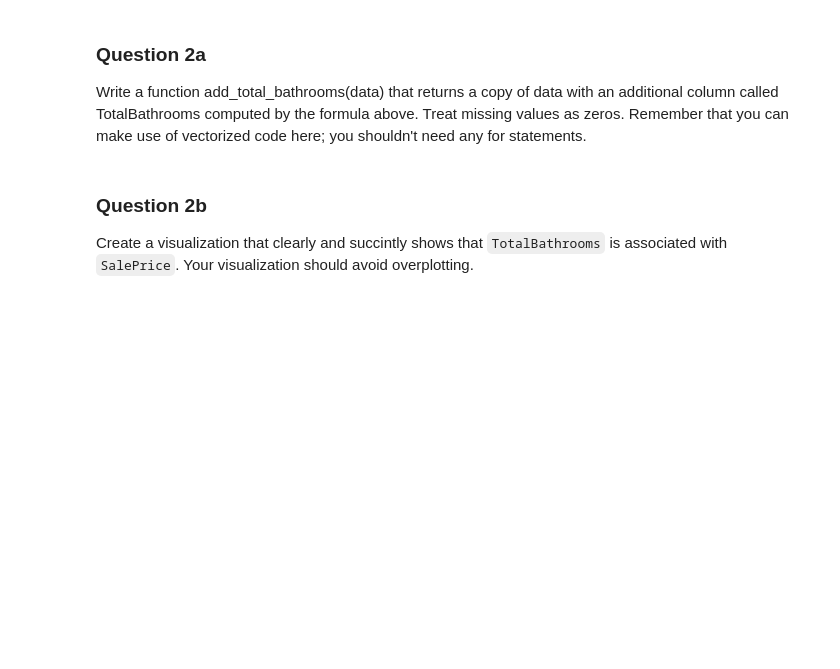
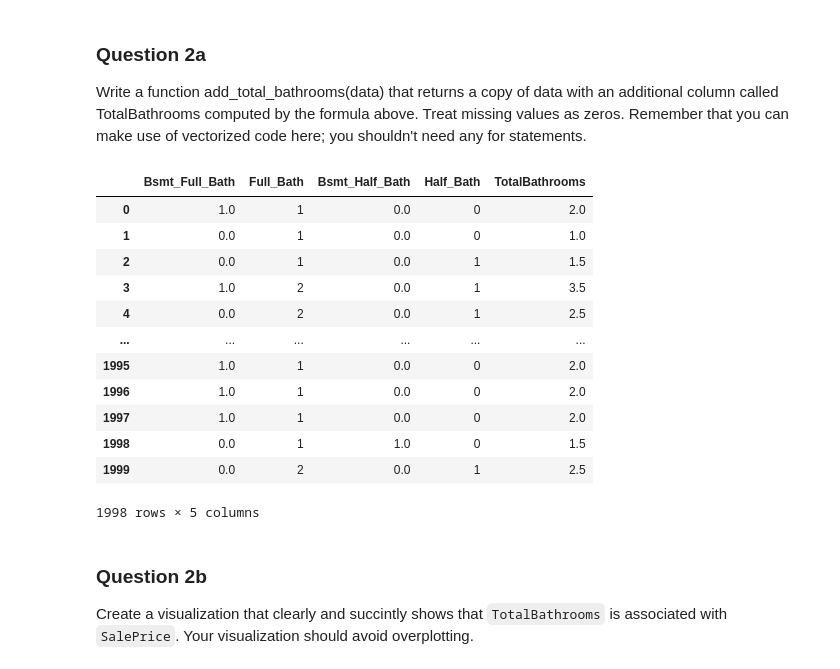
Before and after one commit to gmandl10/DATA200, a Jupyter notebook: DATA200 Assignment 5 W2022.ipynb, the cells around one changed output. Drawn from its saved outputs; the diff is of its cells as text; code cells hidden in the pictures; blank space fills up the shorter version.

```diff
--- a/DATA200 Assignment 5 W2022.ipynb
+++ b/DATA200 Assignment 5 W2022.ipynb
@@ -202,17 +219,34 @@ Write a function add_total_bathrooms(data) that returns a copy of data with an a
 # %%
 def add_total_bathrooms(data):
     """
     Input:
       data (data frame): a data frame containing at least 4 numeric columns
             Bsmt_Full_Bath, Full_Bath, Bsmt_Half_Bath, and Half_Bath
     """
     with_bathrooms = data.copy()
     bath_vars = ['Bsmt_Full_Bath', 'Full_Bath', 'Bsmt_Half_Bath', 'Half_Bath']
     weights = pd.Series([1, 1, 0.5, 0.5], index=bath_vars)
-    ...
+    #with_bathrooms[bath_vars].fillna(0)
+    with_bathrooms['TotalBathrooms'] = (with_bathrooms[bath_vars].fillna(0).mul(weights)).sum(axis=1) #dot(weights)
     return with_bathrooms
 
 training_data_with_bathrooms = add_total_bathrooms(training_data_no_outliers)
+bath_vars = ['Bsmt_Full_Bath', 'Full_Bath', 'Bsmt_Half_Bath', 'Half_Bath', "TotalBathrooms"]
+training_data_with_bathrooms[bath_vars]
+# %% [output]
+|  | Bsmt_Full_Bath | Full_Bath | Bsmt_Half_Bath | Half_Bath | TotalBathrooms |
+| 0 | 1.0 | 1 | 0.0 | 0 | 2.0 |
+| 1 | 0.0 | 1 | 0.0 | 0 | 1.0 |
+| 2 | 0.0 | 1 | 0.0 | 1 | 1.5 |
+| 3 | 1.0 | 2 | 0.0 | 1 | 3.5 |
+| 4 | 0.0 | 2 | 0.0 | 1 | 2.5 |
+| ... | ... | ... | ... | ... | ... |
+| 1995 | 1.0 | 1 | 0.0 | 0 | 2.0 |
+| 1996 | 1.0 | 1 | 0.0 | 0 | 2.0 |
+| 1997 | 1.0 | 1 | 0.0 | 0 | 2.0 |
+| 1998 | 0.0 | 1 | 1.0 | 0 | 1.5 |
+| 1999 | 0.0 | 2 | 0.0 | 1 | 2.5 |
+1998 rows × 5 columns
 # %% [markdown]
 ### Question 2b
 
```
Also changed, not shown: parts of 37 cells of this notebook.
